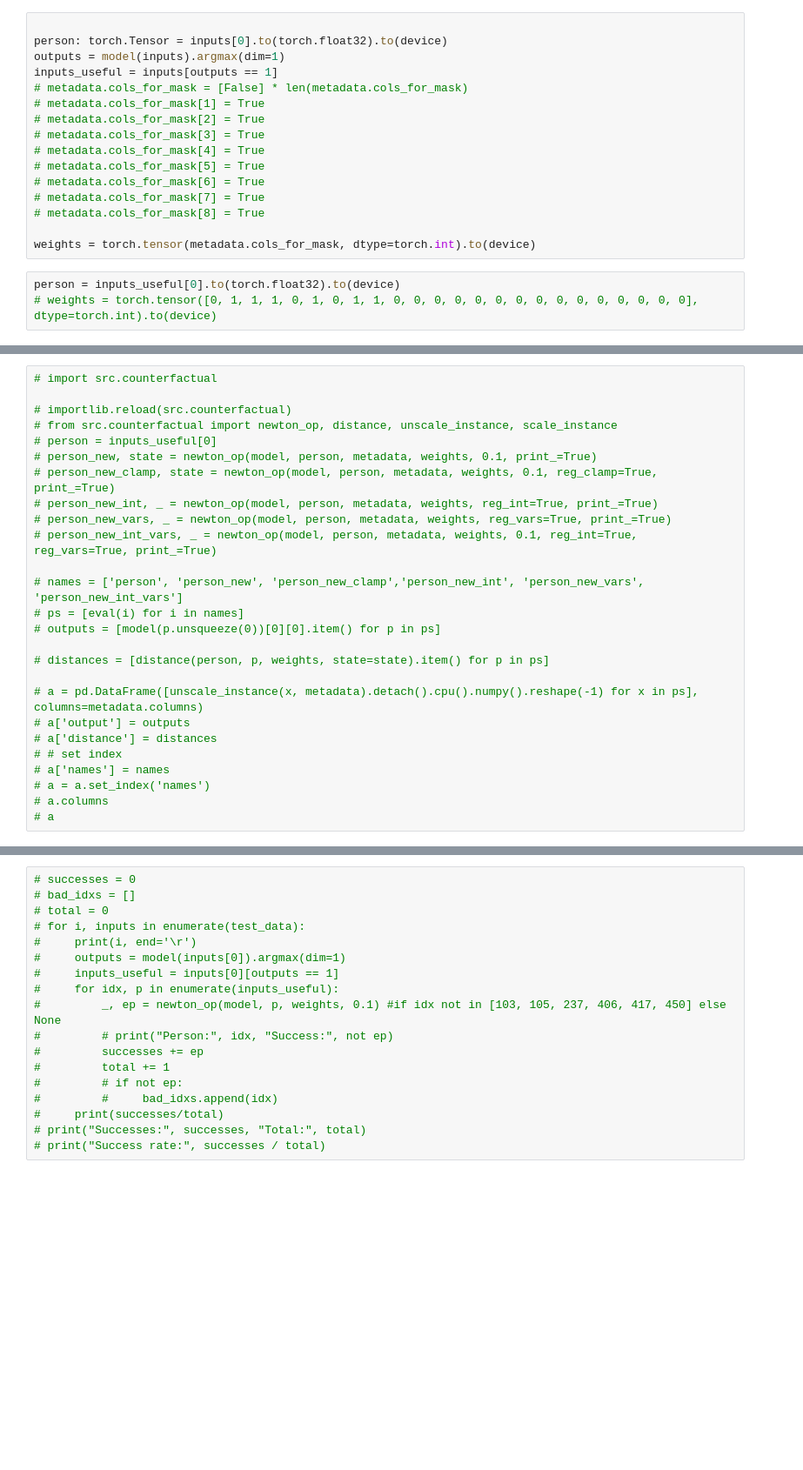
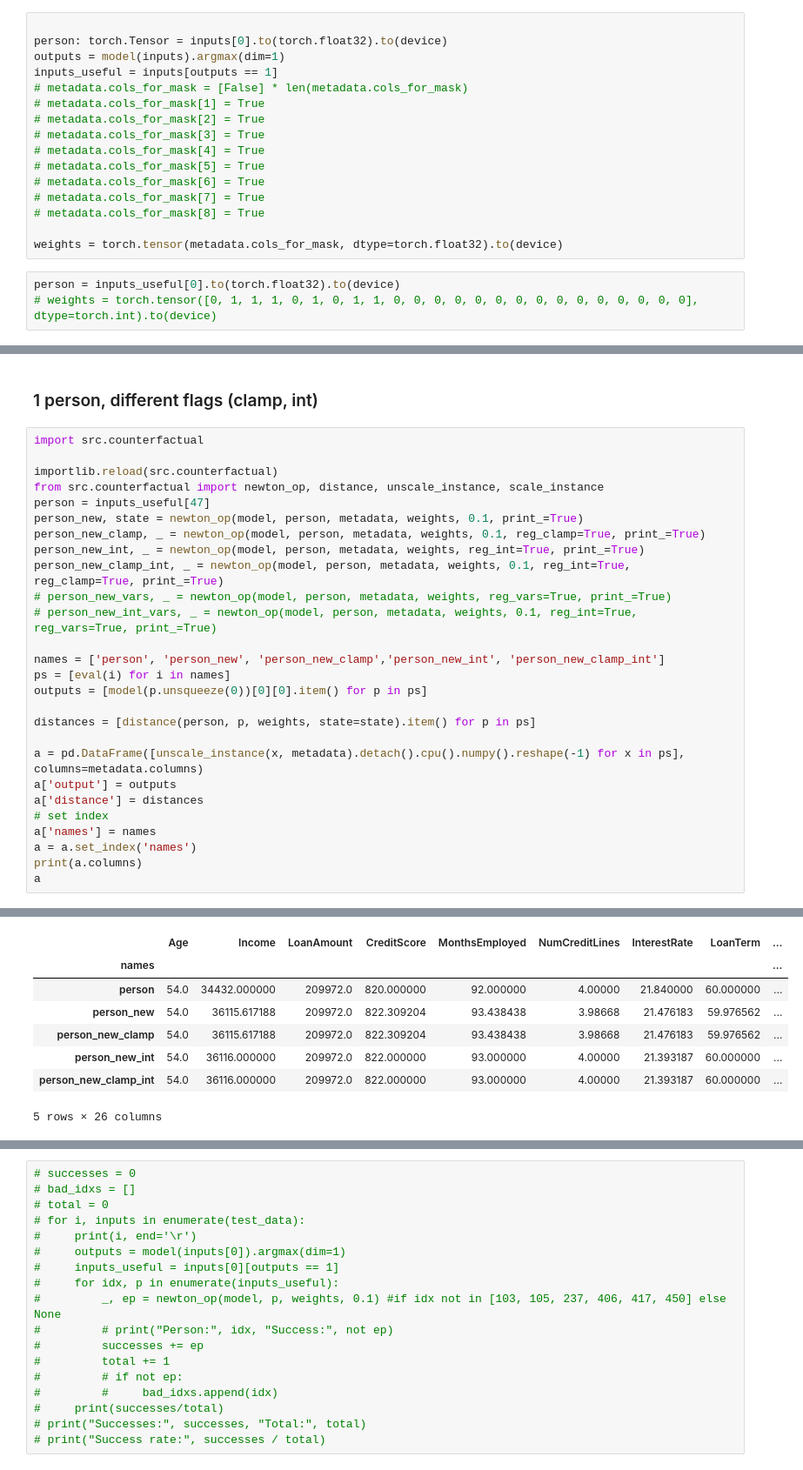
Before and after one commit to javiprietod/TFG, a Jupyter notebook: counter_grad.ipynb, the cells around one changed output, grey strips where cells are left out. Shown at 87% size. Drawn from its saved outputs; the diff is of its cells as text; blank space fills up the shorter version.

Commit message:
[CODE] - Working with clamp and int

```diff
--- a/counter_grad.ipynb
+++ b/counter_grad.ipynb
@@ -229,7 +191,7 @@ inputs_useful = inputs[outputs == 1]
 # metadata.cols_for_mask[7] = True
 # metadata.cols_for_mask[8] = True
 
-weights = torch.tensor(metadata.cols_for_mask, dtype=torch.int).to(device)
+weights = torch.tensor(metadata.cols_for_mask, dtype=torch.float32).to(device)
 # %%
 person = inputs_useful[0].to(torch.float32).to(device)
 # weights = torch.tensor([0, 1, 1, 1, 0, 1, 0, 1, 1, 0, 0, 0, 0, 0, 0, 0, 0, 0, 0, 0, 0, 0, 0, 0], dtype=torch.int).to(device)
@@ -484,26 +491,30 @@ True
+# %% [markdown]
+### 1 person, different flags (clamp, int)
 # %%
-# import src.counterfactual
+import src.counterfactual
 
-# importlib.reload(src.counterfactual)
-# from src.counterfactual import newton_op, distance, unscale_instance, scale_instance
-# person = inputs_useful[0]
-# person_new, state = newton_op(model, person, metadata, weights, 0.1, print_=True)
-# person_new_clamp, state = newton_op(model, person, metadata, weights, 0.1, reg_clamp=True, print_=True)
-# person_new_int, _ = newton_op(model, person, metadata, weights, reg_int=True, print_=True)
+importlib.reload(src.counterfactual)
+from src.counterfactual import newton_op, distance, unscale_instance, scale_instance
+person = inputs_useful[47]
+person_new, state = newton_op(model, person, metadata, weights, 0.1, print_=True)
+person_new_clamp, _ = newton_op(model, person, metadata, weights, 0.1, reg_clamp=True, print_=True)
+person_new_int, _ = newton_op(model, person, metadata, weights, reg_int=True, print_=True)
+person_new_clamp_int, _ = newton_op(model, person, metadata, weights, 0.1, reg_int=True, reg_clamp=True, print_=True)
 # person_new_vars, _ = newton_op(model, person, metadata, weights, reg_vars=True, print_=True)
 # person_new_int_vars, _ = newton_op(model, person, metadata, weights, 0.1, reg_int=True, reg_vars=True, print_=True)
 
-# names = ['person', 'person_new', 'person_new_clamp','person_new_int', 'person_new_vars', 'person_new_int_vars']
-# ps = [eval(i) for i in names]
-# outputs = [model(p.unsqueeze(0))[0][0].item() for p in ps]
+names = ['person', 'person_new', 'person_new_clamp','person_new_int', 'person_new_clamp_int']
+ps = [eval(i) for i in names]
+outputs = [model(p.unsqueeze(0))[0][0].item() for p in ps]
 
-# distances = [distance(person, p, weights, state=state).item() for p in ps]
+distances = [distance(person, p, weights, state=state).item() for p in ps]
 
-# a = pd.DataFrame([unscale_instance(x, metadata).detach().cpu().numpy().reshape(-1) for x in ps], columns=metadata.columns)
-# a['output'] = outputs
-# a['distance'] = distances
-# # set index
-# a['names'] = names
-# a = a.set_index('names')
-# a.columns
-# a
+a = pd.DataFrame([unscale_instance(x, metadata).detach().cpu().numpy().reshape(-1) for x in ps], columns=metadata.columns)
+a['output'] = outputs
+a['distance'] = distances
+# set index
+a['names'] = names
+a = a.set_index('names')
+print(a.columns)
+a
+# %% [output]
@@ -509,0 +538,8 @@ True
+|  | Age | Income | LoanAmount | CreditScore | MonthsEmployed | NumCreditLines | InterestRate | LoanTerm | ... |
+| names |  |  |  |  |  |  |  |  | ... |
+| person | 54.0 | 34432.000000 | 209972.0 | 820.000000 | 92.000000 | 4.00000 | 21.840000 | 60.000000 | ... |
+| person_new | 54.0 | 36115.617188 | 209972.0 | 822.309204 | 93.438438 | 3.98668 | 21.476183 | 59.976562 | ... |
+| person_new_clamp | 54.0 | 36115.617188 | 209972.0 | 822.309204 | 93.438438 | 3.98668 | 21.476183 | 59.976562 | ... |
+| person_new_int | 54.0 | 36116.000000 | 209972.0 | 822.000000 | 93.000000 | 4.00000 | 21.393187 | 60.000000 | ... |
+| person_new_clamp_int | 54.0 | 36116.000000 | 209972.0 | 822.000000 | 93.000000 | 4.00000 | 21.393187 | 60.000000 | ... |
+5 rows × 26 columns
```
Also changed, not shown: parts of 27 cells of this notebook, 6 other files.
